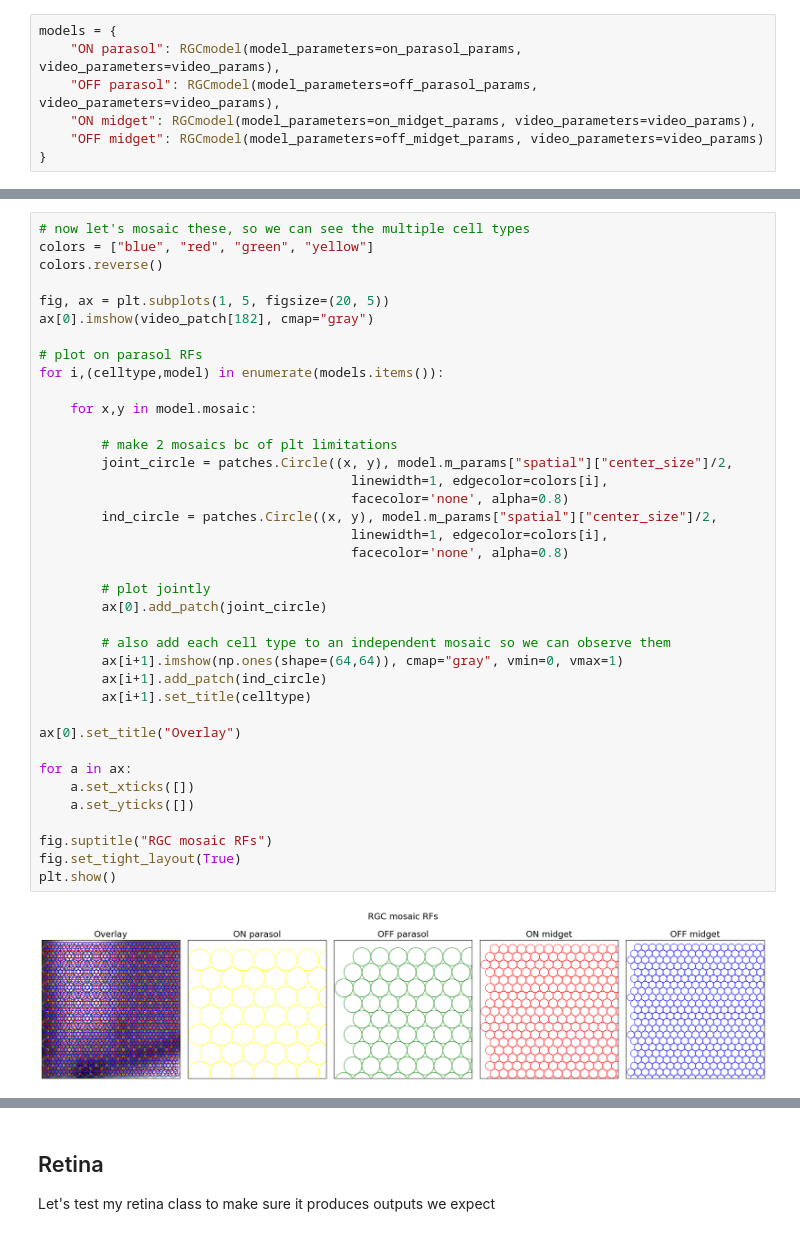
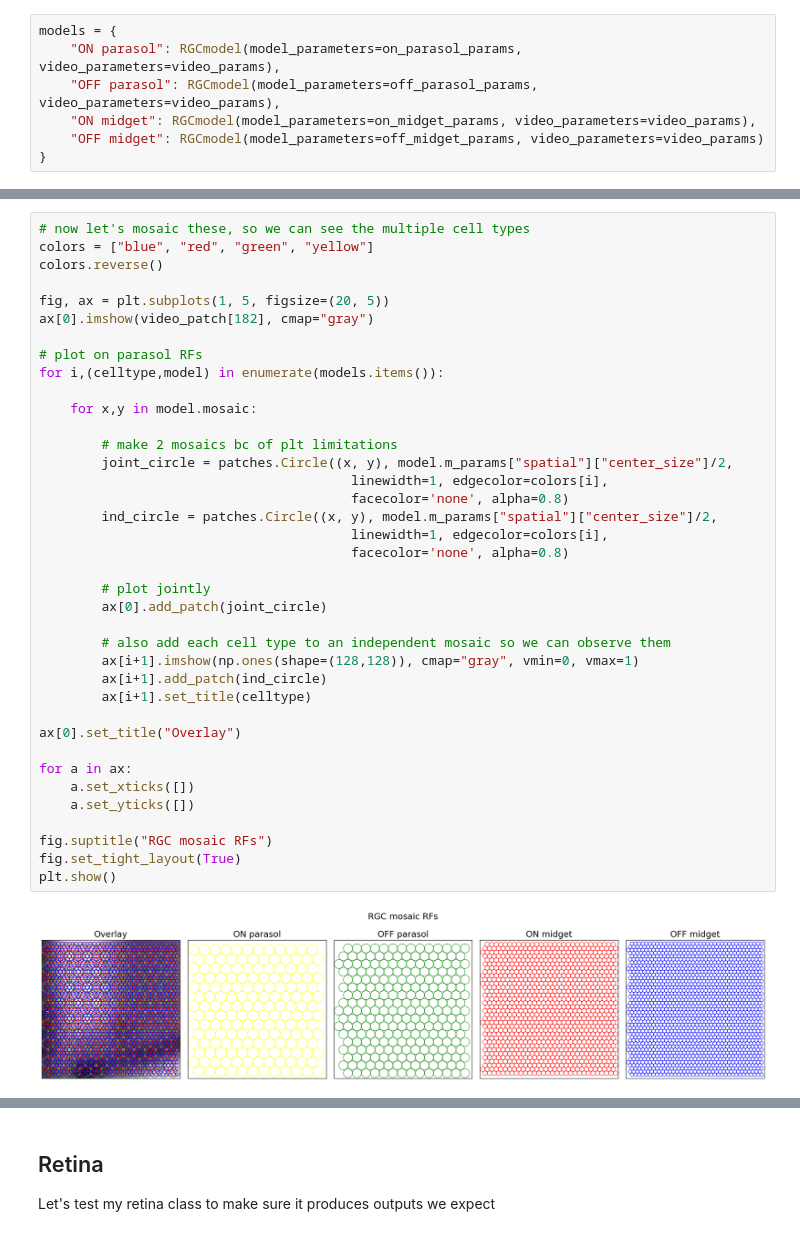
Before and after one commit to jzlab/decoding-RGCs, a Jupyter notebook: sk_multicell_testing.ipynb, the cells around one changed output, grey strips where cells are left out. Drawn from its saved outputs; the diff is of its cells as text.

```diff
--- a/sk_multicell_testing.ipynb
+++ b/sk_multicell_testing.ipynb
@@ -151,35 +151,35 @@ ax[0].imshow(video_patch[182], cmap="gray")
 # plot on parasol RFs
 for i,(celltype,model) in enumerate(models.items()):
 
     for x,y in model.mosaic:
 
         # make 2 mosaics bc of plt limitations
         joint_circle = patches.Circle((x, y), model.m_params["spatial"]["center_size"]/2,
                                         linewidth=1, edgecolor=colors[i],
                                         facecolor='none', alpha=0.8)
         ind_circle = patches.Circle((x, y), model.m_params["spatial"]["center_size"]/2,
                                         linewidth=1, edgecolor=colors[i],
                                         facecolor='none', alpha=0.8)
 
         # plot jointly
         ax[0].add_patch(joint_circle)
 
         # also add each cell type to an independent mosaic so we can observe them
-        ax[i+1].imshow(np.ones(shape=(64,64)), cmap="gray", vmin=0, vmax=1)
+        ax[i+1].imshow(np.ones(shape=(128,128)), cmap="gray", vmin=0, vmax=1)
         ax[i+1].add_patch(ind_circle)
         ax[i+1].set_title(celltype)
 
 ax[0].set_title("Overlay")
 
 for a in ax:
     a.set_xticks([])
     a.set_yticks([])
 
 fig.suptitle("RGC mosaic RFs")
 fig.set_tight_layout(True)
 plt.show()
 # %% [output]
-[figure, old version]
+[figure, new version]
 # %%
 generator_signals = {}
 firing_rates = {}
```
Also changed, not shown: parts of 10 cells of this notebook, 5 other files.
